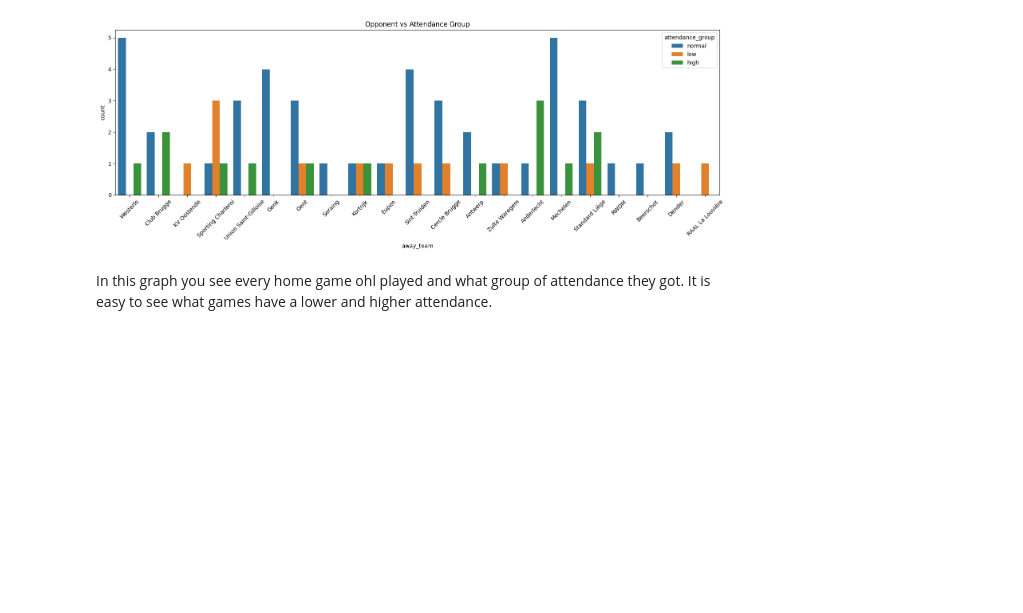
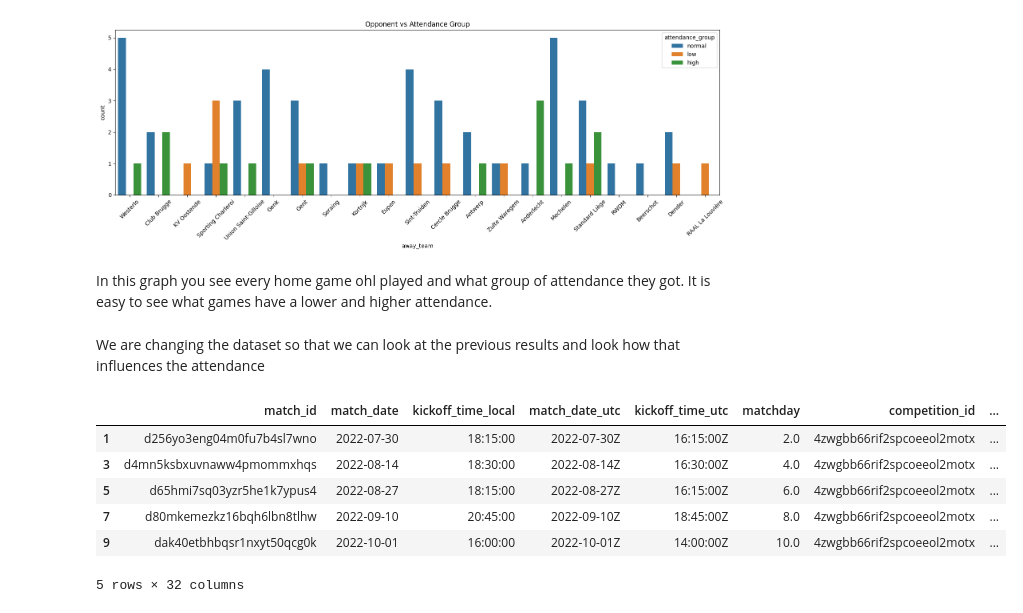
Before and after one commit to Nathan432532/UCLL-Project-Attendence, a Jupyter notebook: visualisation.ipynb, the cells around one changed output. Saved outputs shown, nothing was run; the diff lists cells and outputs as text; code cells hidden in the pictures; blank space fills up the shorter version.

```diff
--- a/visualisation.ipynb
+++ b/visualisation.ipynb
@@ -190,3 +190,36 @@ plt.show()
 [figure]
 # %% [markdown]
 In this graph you see every home game ohl played and what group of attendance they got. It is easy to see what games have a lower and higher attendance.
+# %% [markdown]
+We are changing the dataset so that we can look at the previous results and look how that influences the attendance
+# %%
+df = df.sort_values('match_date')
+df['prev_is_home'] = df['is_home_match'].shift(1)
+df['prev_result'] = df['winner'].shift(1)
+
+# Filter for home matches that were preceded by an away match
+df_home_after_away = df[
+    (df['is_home_match'] == True) &
+    (df['prev_is_home'] == False)
+].copy()
+
+#extract the first letter of the previous result to get W, L, D
+df_home_after_away['prev_result_letter'] = (
+    df_home_after_away['last_result_vs_opponent'].str[0]
+)
+
+df_home_after_away['prev_result_clean'] = df_home_after_away['prev_result_letter'].map({
+    'W': 'win',
+    'L': 'loss',
+    'D': 'draw'
+})
+
+df_home_after_away.head()
+# %% [output]
+|  | match_id | match_date | kickoff_time_local | match_date_utc | kickoff_time_utc | matchday | competition_id | ... |
+| 1 | d256yo3eng04m0fu7b4sl7wno | 2022-07-30 | 18:15:00 | 2022-07-30Z | 16:15:00Z | 2.0 | 4zwgbb66rif2spcoeeol2motx | ... |
+| 3 | d4mn5ksbxuvnaww4pmommxhqs | 2022-08-14 | 18:30:00 | 2022-08-14Z | 16:30:00Z | 4.0 | 4zwgbb66rif2spcoeeol2motx | ... |
+| 5 | d65hmi7sq03yzr5he1k7ypus4 | 2022-08-27 | 18:15:00 | 2022-08-27Z | 16:15:00Z | 6.0 | 4zwgbb66rif2spcoeeol2motx | ... |
+| 7 | d80mkemezkz16bqh6lbn8tlhw | 2022-09-10 | 20:45:00 | 2022-09-10Z | 18:45:00Z | 8.0 | 4zwgbb66rif2spcoeeol2motx | ... |
+| 9 | dak40etbhbqsr1nxyt50qcg0k | 2022-10-01 | 16:00:00 | 2022-10-01Z | 14:00:00Z | 10.0 | 4zwgbb66rif2spcoeeol2motx | ... |
+5 rows × 32 columns
```
Also changed, not shown: parts of 3 cells of this notebook, 1 other file.
